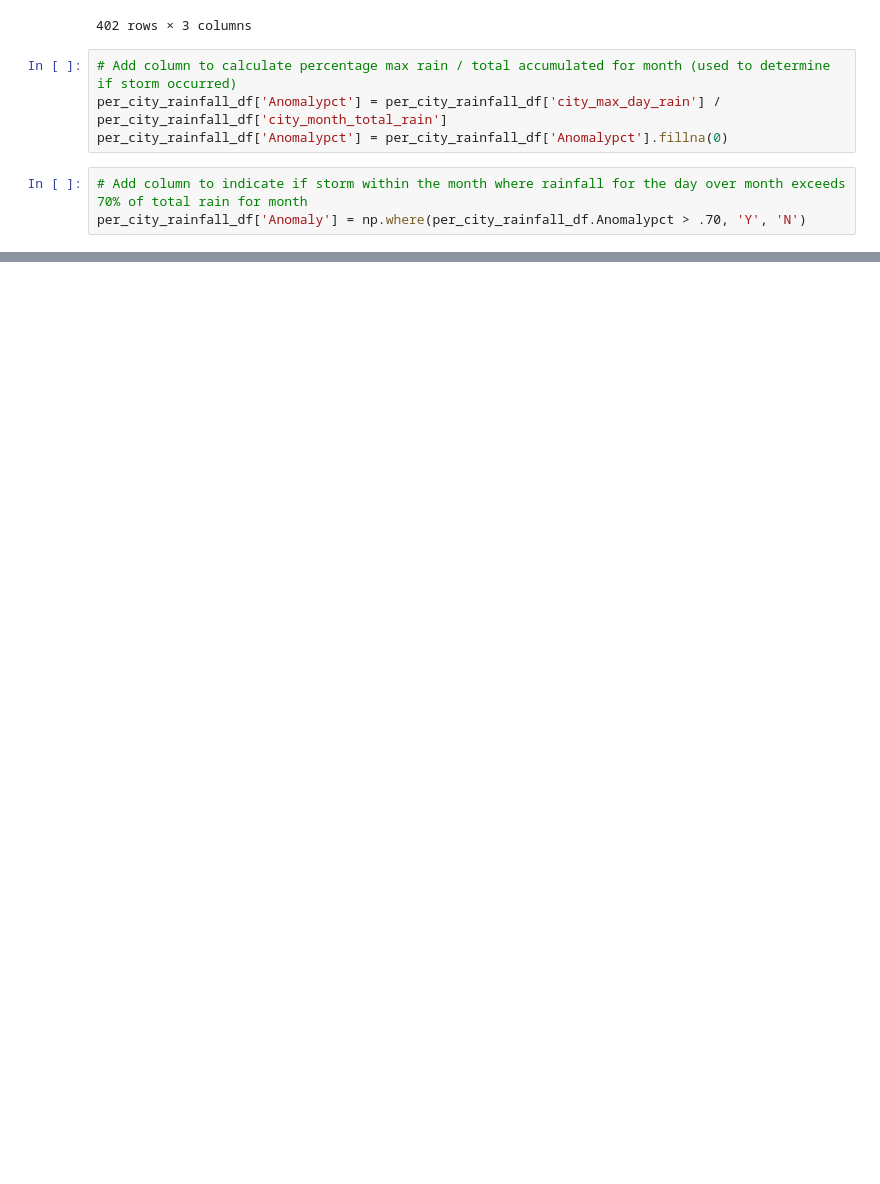
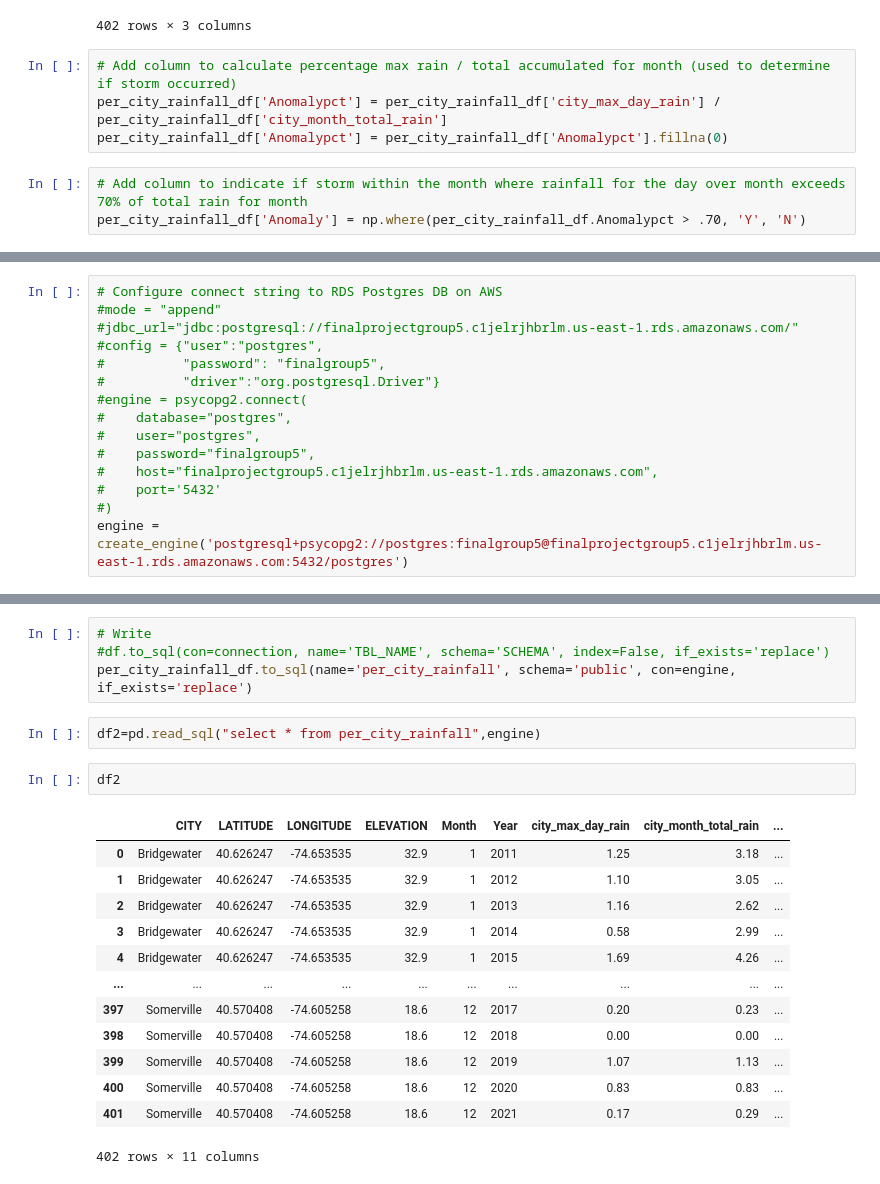
Before and after one commit to c-ramos/NJ_Flood_Risk_Capstone, a Jupyter notebook: ConvertRain.ipynb, the cells around one changed output, grey strips where cells are left out. Cells and saved outputs as stored; diff of their text form; blank space fills up the shorter version.

```diff
--- a/ConvertRain.ipynb
+++ b/ConvertRain.ipynb
@@ -87,0 +134,15 @@ per_city_rainfall_df.to_csv("Resources/per_city_rainfall.csv")
+# %%
+# Configure connect string to RDS Postgres DB on AWS
+#mode = "append"
+#jdbc_url="jdbc:postgresql://finalprojectgroup5.c1jelrjhbrlm.us-east-1.rds.amazonaws.com/"
+#config = {"user":"postgres",
+#          "password": "finalgroup5",
+#          "driver":"org.postgresql.Driver"}
+#engine = psycopg2.connect(
+#    database="postgres",
+#    user="postgres",
+#    password="finalgroup5",
+#    host="finalprojectgroup5.c1jelrjhbrlm.us-east-1.rds.amazonaws.com",
+#    port='5432'
+#)
+engine = create_engine('postgresql+psycopg2://postgres:finalgroup5@finalprojectgroup5.c1jelrjhbrlm.us-east-1.rds.amazonaws.com:5432/postgres')
@@ -87,0 +166,22 @@ per_city_rainfall_df.to_csv("Resources/per_city_rainfall.csv")
+# %%
+# Write
+#df.to_sql(con=connection, name='TBL_NAME', schema='SCHEMA', index=False, if_exists='replace')
+per_city_rainfall_df.to_sql(name='per_city_rainfall', schema='public', con=engine, if_exists='replace')
+# %%
+df2=pd.read_sql("select * from per_city_rainfall",engine)
+# %%
+df2
+# %% [output]
+|  | CITY | LATITUDE | LONGITUDE | ELEVATION | Month | Year | city_max_day_rain | city_month_total_rain | ... |
+| 0 | Bridgewater | 40.626247 | -74.653535 | 32.9 | 1 | 2011 | 1.25 | 3.18 | ... |
+| 1 | Bridgewater | 40.626247 | -74.653535 | 32.9 | 1 | 2012 | 1.10 | 3.05 | ... |
+| 2 | Bridgewater | 40.626247 | -74.653535 | 32.9 | 1 | 2013 | 1.16 | 2.62 | ... |
+| 3 | Bridgewater | 40.626247 | -74.653535 | 32.9 | 1 | 2014 | 0.58 | 2.99 | ... |
+| 4 | Bridgewater | 40.626247 | -74.653535 | 32.9 | 1 | 2015 | 1.69 | 4.26 | ... |
+| ... | ... | ... | ... | ... | ... | ... | ... | ... | ... |
+| 397 | Somerville | 40.570408 | -74.605258 | 18.6 | 12 | 2017 | 0.20 | 0.23 | ... |
+| 398 | Somerville | 40.570408 | -74.605258 | 18.6 | 12 | 2018 | 0.00 | 0.00 | ... |
+| 399 | Somerville | 40.570408 | -74.605258 | 18.6 | 12 | 2019 | 1.07 | 1.13 | ... |
+| 400 | Somerville | 40.570408 | -74.605258 | 18.6 | 12 | 2020 | 0.83 | 0.83 | ... |
+| 401 | Somerville | 40.570408 | -74.605258 | 18.6 | 12 | 2021 | 0.17 | 0.29 | ... |
+402 rows × 11 columns
```
Also changed, not shown: parts of 15 cells of this notebook, 18 other files.
